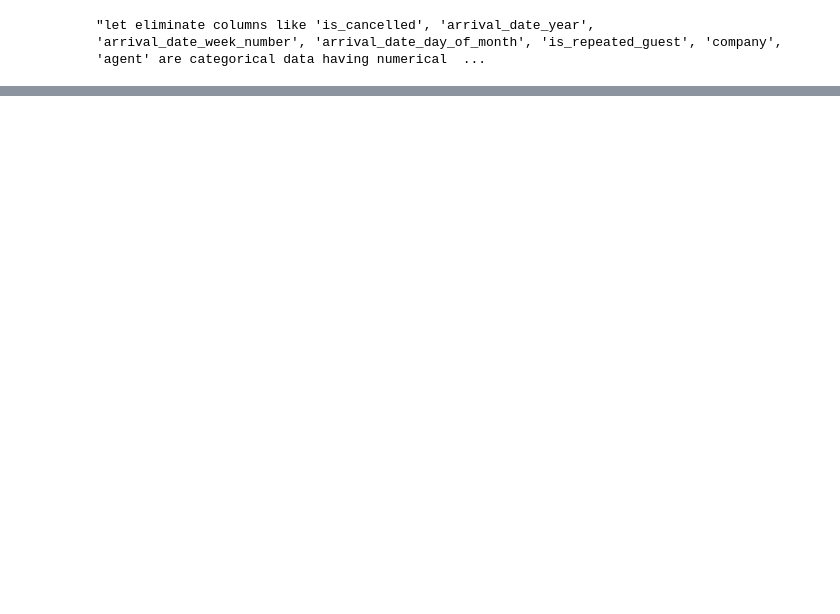
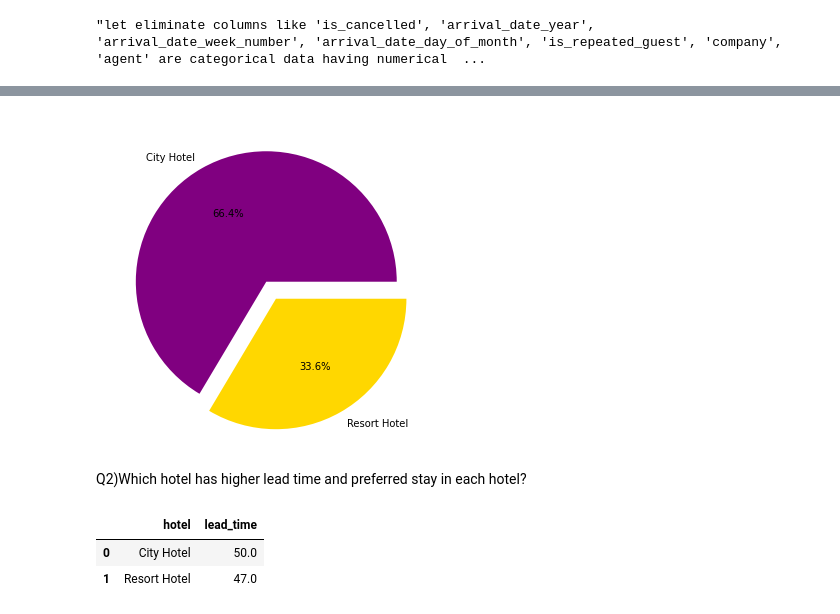
Before and after one commit to ashokkondhalkar/CAPSTONE-1-Hotel-Booking-Analysis-EDA, a Jupyter notebook: Individual_notebook.ipynb, the cells around one changed output, grey strips where cells are left out. Cells and saved outputs as stored; diff of their text form; code cells hidden in the pictures; blank space fills up the shorter version.

```diff
--- a/Individual_notebook.ipynb
+++ b/Individual_notebook.ipynb
@@ -584,0 +435,22 @@ hotel1.head()
+# %%
+#Lets make pie chart to view percentage Resort Hotel & City Hotel percentage
+#Provide size to pie chart
+plt.rcParams['figure.figsize'] = (6,6)
+
+#.value_counts() function counts value and .index gives name
+pie_hotel=hotel_df['hotel'].value_counts().index
+
+#Determine colors in pie chart
+colors= ['purple', 'gold']
+
+#Counts value between Resort Hotel and city Hotel
+pie_size = hotel_df['hotel'].value_counts()
+
+#How much each section seprated from each other
+gap= (0,0.15)
+
+#Analysis by using pie chart
+plt.pie(pie_size,explode=gap,labels=pie_hotel, colors=colors, autopct='%1.1f%%')
+plt.show()
+# %% [output]
+[figure, added]
@@ -584,0 +461,11 @@ hotel1.head()
+# %% [markdown]
+Q2)Which hotel has higher lead time and preferred stay in each hotel?
+# %%
+#Making group of hotel
+hotel_group_leadtime=hotel1.groupby('hotel')['lead_time'].median().reset_index()
+#Convert to DataFrame
+pd.DataFrame(hotel_group_leadtime)
+# %% [output]
+|  | hotel | lead_time |
+| 0 | City Hotel | 50.0 |
+| 1 | Resort Hotel | 47.0 |
```
Also changed, not shown: parts of 94 cells of this notebook.
